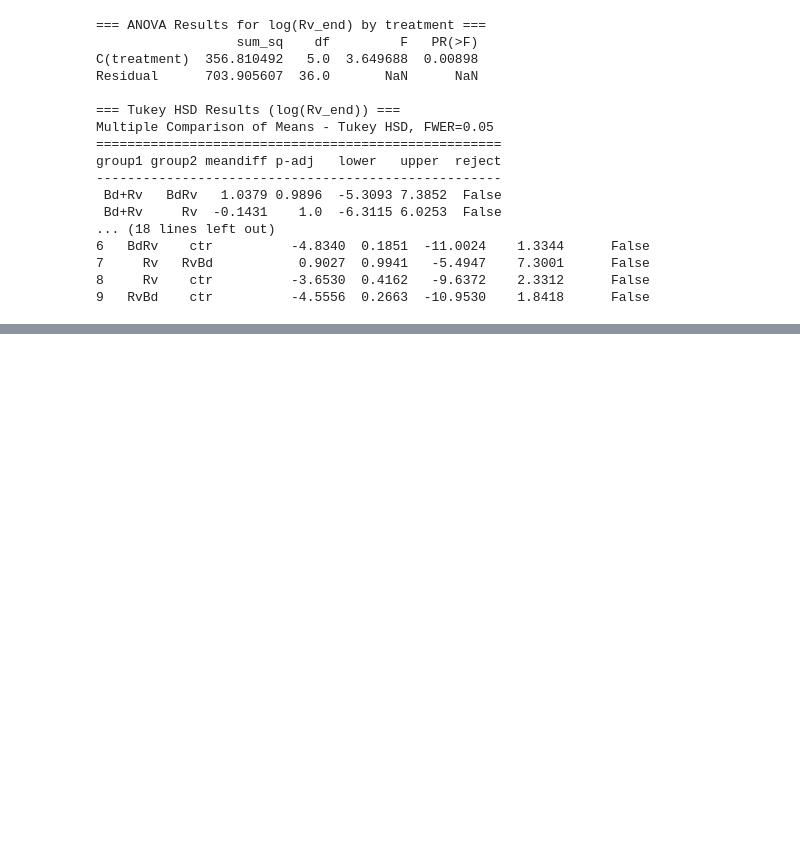
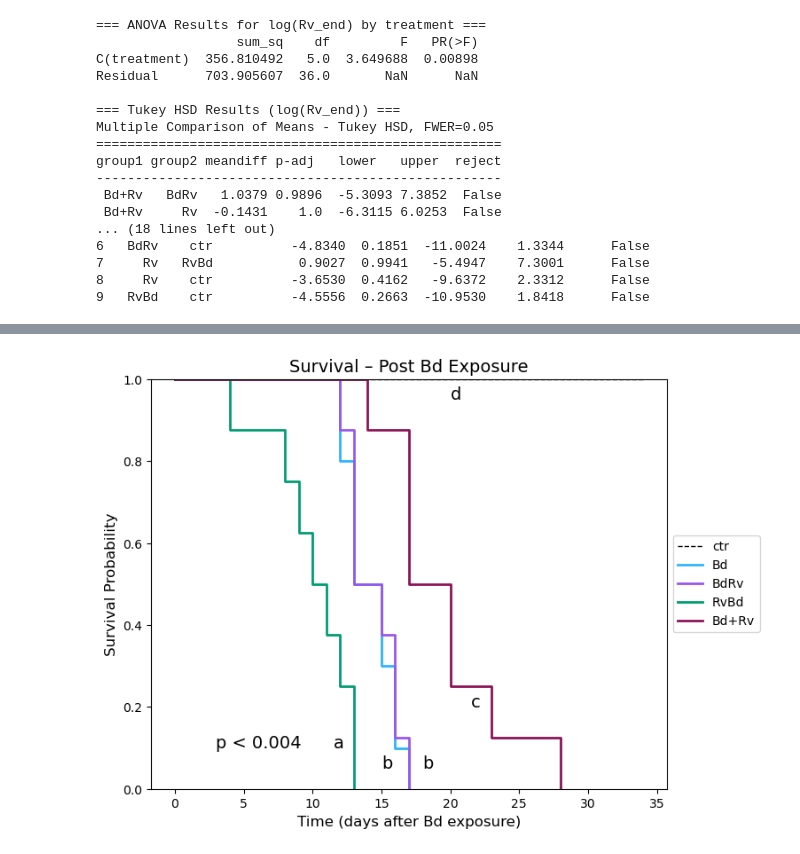
Before and after one commit to erinf13/BIO_350_F25, a Jupyter notebook: Final Project.ipynb, the cells around one changed output, grey strips where cells are left out. Drawn from its saved outputs; the diff is of its cells as text; code cells hidden in the pictures; blank space fills up the shorter version.

```diff
--- a/Final Project.ipynb
+++ b/Final Project.ipynb
@@ -1353,0 +1391,76 @@ ValueError: Values must be numeric: no strings, datetimes, objects, etc.
+# %%
+import matplotlib.pyplot as plt
+from lifelines import KaplanMeierFitter
+
+# post Bd survival model
+
+group_order = ["ctr", "Bd", "BdRv", "RvBd", "Bd+Rv"]
+
+colors = {
+    "ctr": black,
+    "Bd": blue,
+    "BdRv": purple,
+    "RvBd": green,
+    "Bd+Rv": maroon
+}
+
+linestyles = {
+    "ctr": "dashed",
+    "Bd": "solid",
+    "BdRv": "solid",
+    "RvBd": "solid",
+    "Bd+Rv": "solid"
+}
+
+linewidths = {
+    "ctr": 1,
+    "Bd": 2,
+    "BdRv": 2,
+    "RvBd": 2,
+    "Bd+Rv": 2
+}
+
+km = KaplanMeierFitter()
+
+plt.figure(figsize=(7.5,6))
+
+for group in group_order:
+    subset = ce_perfrog[ce_perfrog["treatment"] == group]
+
+    km.fit(
+        durations=subset["death_post_Bd"],
+        event_observed=subset["censor"],
+        label=group
+    )
+
+    km.plot(
+        ci_show=False,
+        color=colors[group],
+        linestyle=linestyles[group],
+        linewidth=linewidths[group]
+    )
+
+plt.xlabel("Time (days after Bd exposure)", fontsize=12)
+plt.ylabel("Survival Probability", fontsize=12)
+plt.title("Survival – Post Bd Exposure", fontsize=14)
+plt.ylim(0,1)
+
+plt.legend(
+    ["ctr", "Bd", "BdRv", "RvBd", "Bd+Rv"],
+    loc="center left",
+    bbox_to_anchor=(1, 0.5),
+    fontsize=10,
+)
+
+# add letter labels and p-value label
+plt.text(11.5, 0.10, "a", fontsize=14)
+plt.text(15,   0.05, "b", fontsize=14)
+plt.text(18,   0.05, "b", fontsize=14)
+plt.text(21.5, 0.20, "c", fontsize=14)
+plt.text(20,   0.95, "d", fontsize=14)
+
+plt.text(3, 0.10, "p < 0.004", fontsize=14)
+
+plt.show()
+# %% [output]
+[figure, added]
```
Also changed, not shown: parts of 6 cells of this notebook.
